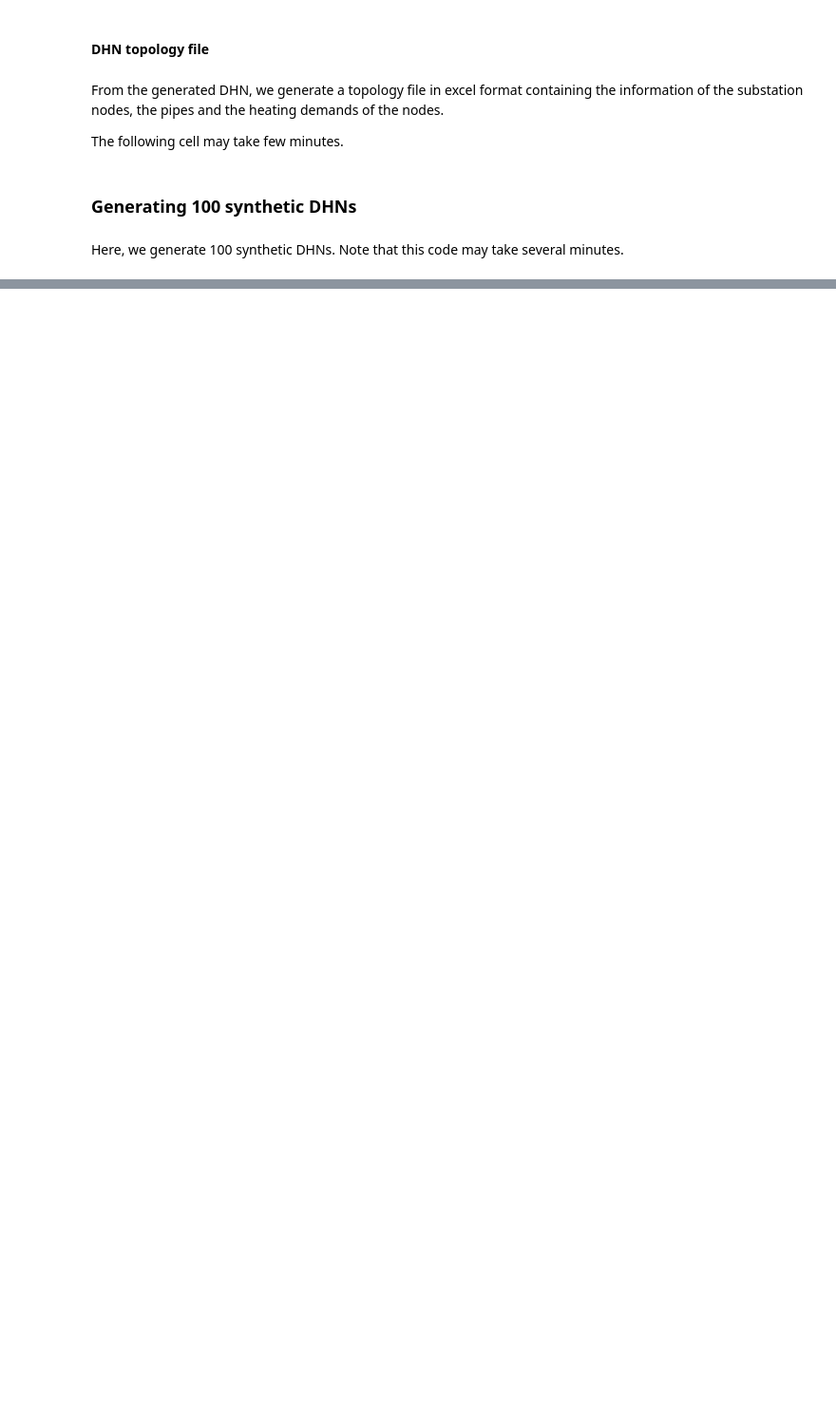
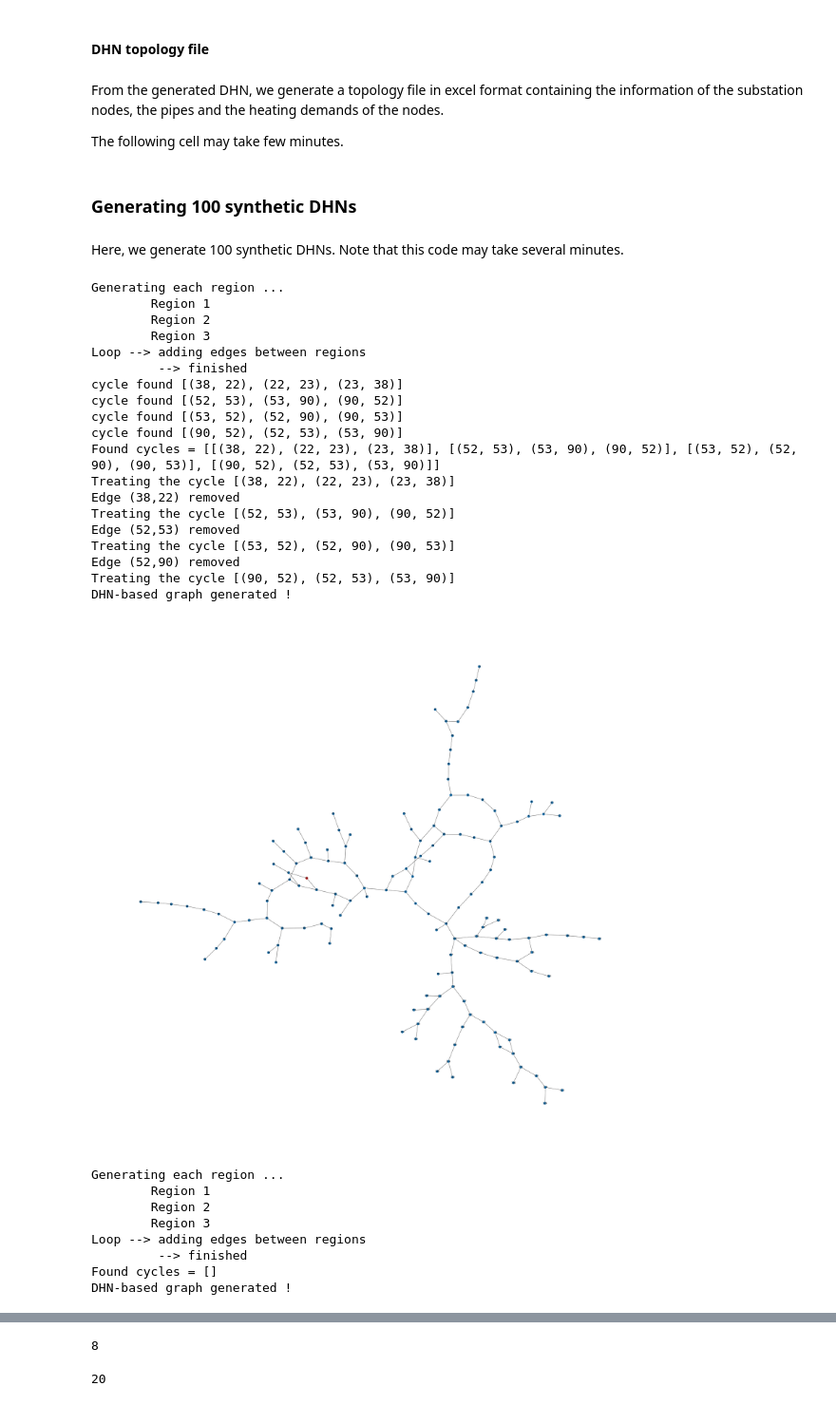
Before and after one commit to drod-96/SyntheticDHN, a Jupyter notebook: main.ipynb, the cells around one changed output, grey strips where cells are left out. Shown at 95% size. Cells and saved outputs as stored; diff of their text form; code cells hidden in the pictures; blank space fills up the shorter version.

```diff
--- a/main.ipynb
+++ b/main.ipynb
@@ -63,13 +83,42 @@ Here, we generate 100 synthetic DHNs. Note that this code may take several minut
 # %%
 import random
 
-for i in range(14,100):
-    nb_regions = random.randint(2, 6) # Between 2 and 5 regions
-    nb_nodes_per_region = random.randint(10, 41) # Between 10 to 40 nodes per region
+for i in range(22,40):
+    nb_regions = random.randint(2, 5) # Between 2 and 5 regions
+    nb_nodes_per_region = random.randint(30, 4 1) # Between 10 to 40 nodes per region
     nb_producers_to_reach = random.randint(1, nb_regions) # Between 1 to the number of regions
     params = GraphGeneratorParameters(target_ratio=1.01, nb_regions=nb_regions, nb_nodes_per_region=nb_nodes_per_region, E_rp=0.5, E_ee=0.1, edge_weight_mean=1.0, edge_weight_std=0.1, nb_producers_to_reach=nb_producers_to_reach)
     generator = GraphDHNGenerator(params)
     generator.generate_random_connected_dhn()
     topology_dhn = DHNTopology(generator,
                                graph_folder_name = f'synthetic_dhn_{i}',
                                 heating_demand_model=2) # If 1 use heating law, 2 use DPE French data
+# %% [output]
+Generating each region ...
+        Region 1
+        Region 2
+        Region 3
+Loop --> adding edges between regions
+         --> finished
+cycle found [(38, 22), (22, 23), (23, 38)]
+cycle found [(52, 53), (53, 90), (90, 52)]
+cycle found [(53, 52), (52, 90), (90, 53)]
+cycle found [(90, 52), (52, 53), (53, 90)]
+Found cycles = [[(38, 22), (22, 23), (23, 38)], [(52, 53), (53, 90), (90, 52)], [(53, 52), (52, 90), (90, 53)], [(90, 52), (52, 53), (53, 90)]]
+Treating the cycle [(38, 22), (22, 23), (23, 38)]
+Edge (38,22) removed
+Treating the cycle [(52, 53), (53, 90), (90, 52)]
+Edge (52,53) removed
+Treating the cycle [(53, 52), (52, 90), (90, 53)]
+Edge (52,90) removed
+Treating the cycle [(90, 52), (52, 53), (53, 90)]
+DHN-based graph generated !
+[figure, added]
+Generating each region ...
+        Region 1
+        Region 2
+        Region 3
+Loop --> adding edges between regions
+         --> finished
+Found cycles = []
+DHN-based graph generated !
@@ -75,0 +156,8 @@ for i in range(14,100):
+# %%
+nb_regions
+# %% [output]
+8
+# %%
+nb_nodes_per_region
+# %% [output]
+20
```
Also changed, not shown: parts of 2 cells of this notebook, 1 other file.
